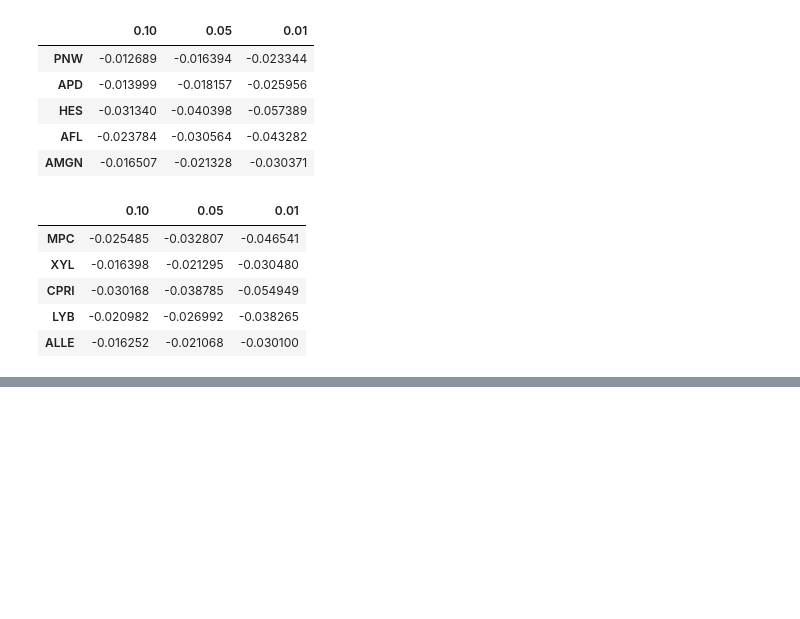
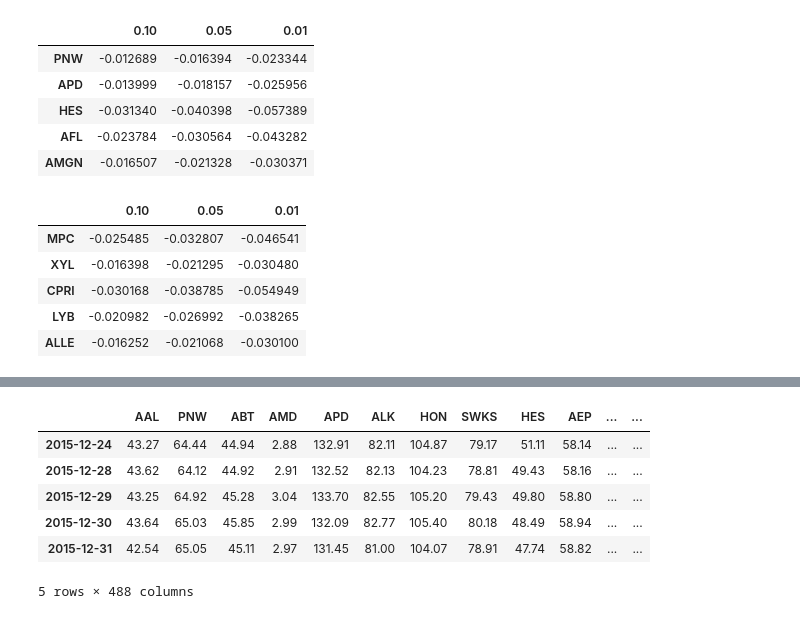
Before and after one commit to r50206v/E4008-Computational-Discrete-Optimization, a Jupyter notebook: Project/data-preprocessing.ipynb, the cells around one changed output, grey strips where cells are left out. Saved outputs shown, nothing was run; the diff lists cells and outputs as text; code cells hidden in the pictures; blank space fills up the shorter version.

```diff
--- a/Project/data-preprocessing.ipynb
+++ b/Project/data-preprocessing.ipynb
@@ -237,0 +259,10 @@ with open(os.getcwd() + '/clean_data/inv_sectorMap.pkl', 'wb') as f:
+# %%
+priceData.tail()
+# %% [output]
+|  | AAL | PNW | ABT | AMD | APD | ALK | HON | SWKS | HES | AEP | ... | ... |
+| 2015-12-24 | 43.27 | 64.44 | 44.94 | 2.88 | 132.91 | 82.11 | 104.87 | 79.17 | 51.11 | 58.14 | ... | ... |
+| 2015-12-28 | 43.62 | 64.12 | 44.92 | 2.91 | 132.52 | 82.13 | 104.23 | 78.81 | 49.43 | 58.16 | ... | ... |
+| 2015-12-29 | 43.25 | 64.92 | 45.28 | 3.04 | 133.70 | 82.55 | 105.20 | 79.43 | 49.80 | 58.80 | ... | ... |
+| 2015-12-30 | 43.64 | 65.03 | 45.85 | 2.99 | 132.09 | 82.77 | 105.40 | 80.18 | 48.49 | 58.94 | ... | ... |
+| 2015-12-31 | 42.54 | 65.05 | 45.11 | 2.97 | 131.45 | 81.00 | 104.07 | 78.91 | 47.74 | 58.82 | ... | ... |
+5 rows × 488 columns
```
Also changed, not shown: parts of 4 cells of this notebook, 7 other files.
